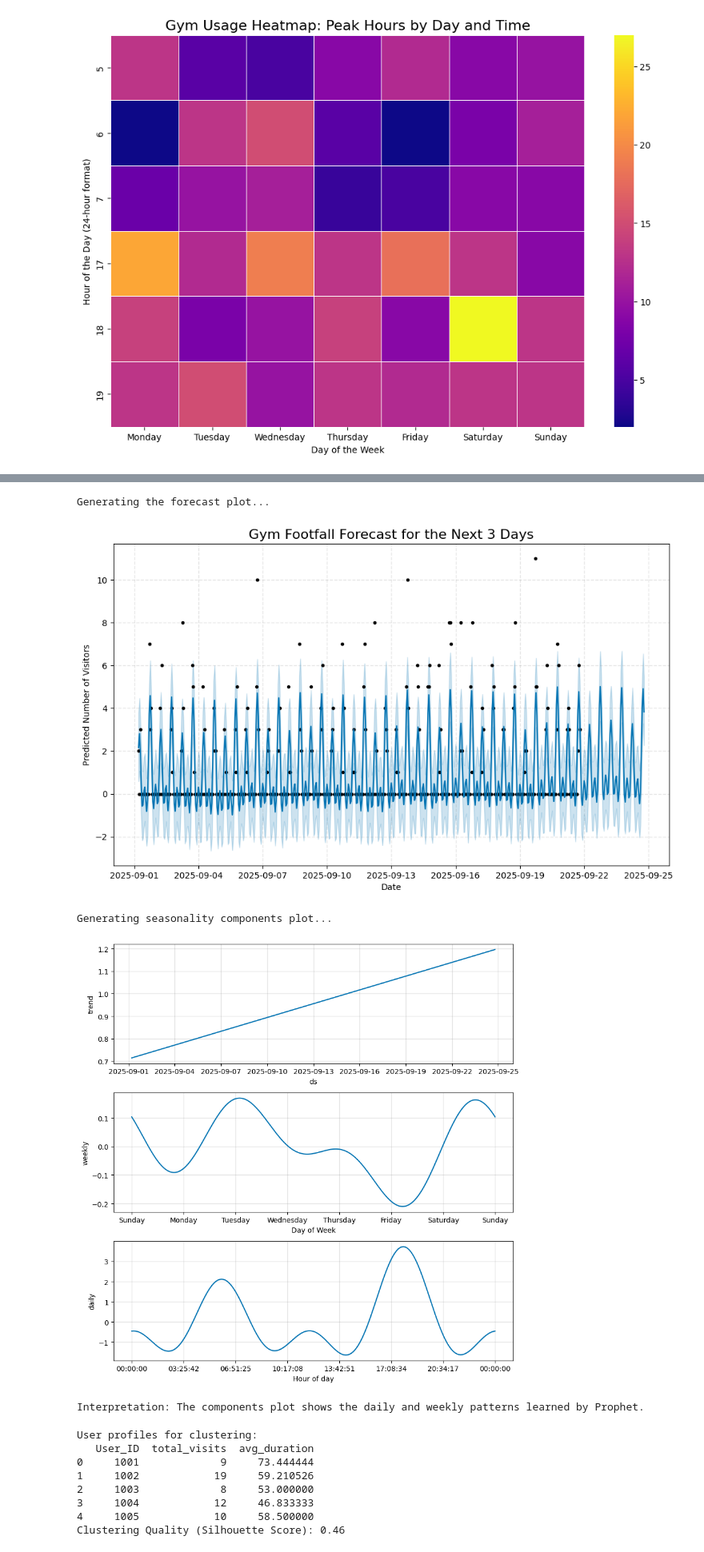
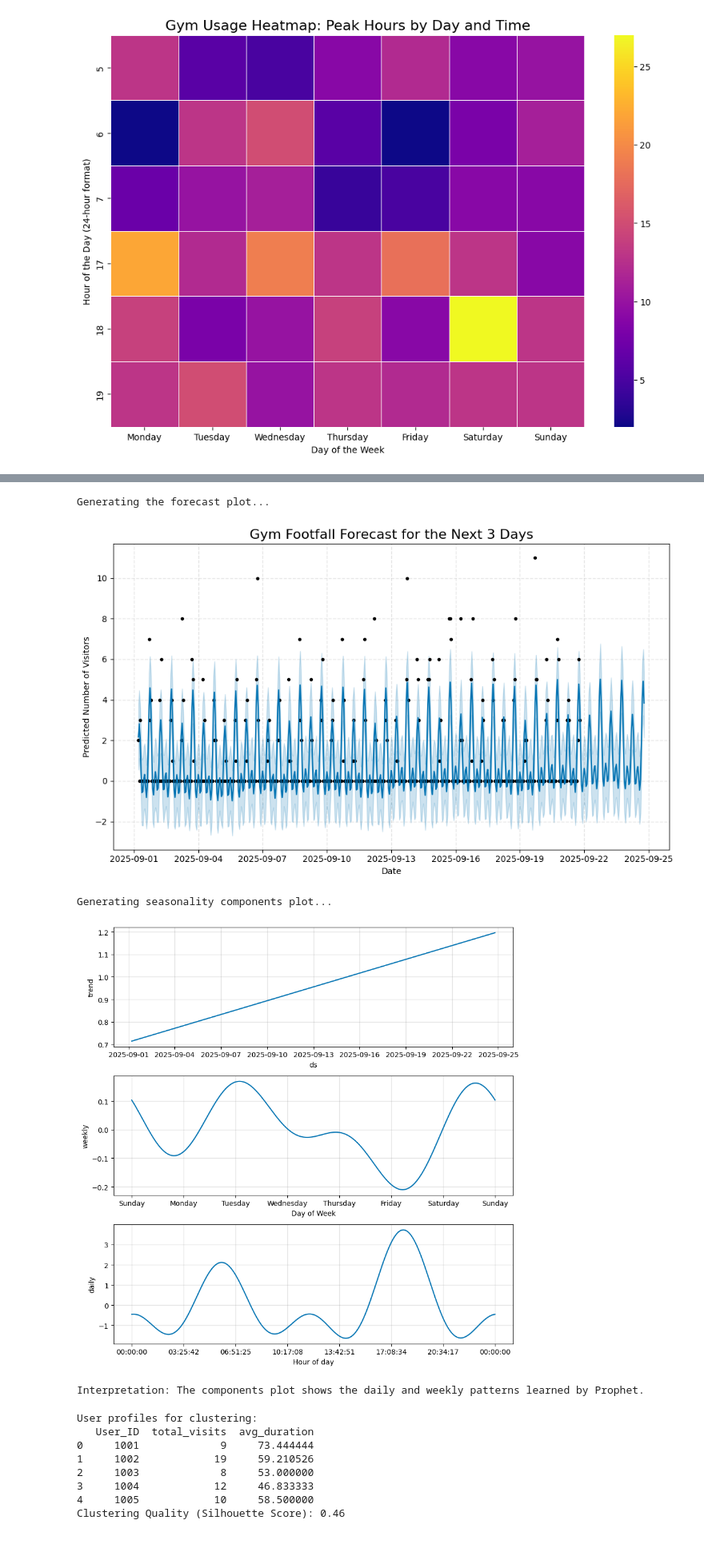
Before and after one commit to 77RedX/Gym-monitoring-system, a Jupyter notebook: GymMonitoringUsage.ipynb, the cells around one changed output, grey strips where cells are left out. Shown: that part at 80% size. Cells and saved outputs as stored; diff of their text form; code cells hidden in the pictures.

```diff
--- a/GymMonitoringUsage.ipynb
+++ b/GymMonitoringUsage.ipynb
@@ -119,6 +119,7 @@ def perform_forecasting(df):
     plt.xlabel('Date')
     plt.ylabel('Predicted Number of Visitors')
     plt.grid(True, which='both', linestyle='--')
+    plt.tight_layout()
     plt.savefig("footfall.png")
     plt.show()
     # Since we don't have a dedicated test set, we will show model components.
@@ -142,5 +143,5 @@ Data ready for Prophet (First 5 hours of aggregated data):
 Generating the forecast plot...
-[figure, old version]
+[figure, new version]
 Generating seasonality components plot...
 [figure]
 Interpretation: The components plot shows the daily and weekly patterns learned by Prophet.
```
Also changed, not shown: parts of 1 cell of this notebook, 2 other files.
